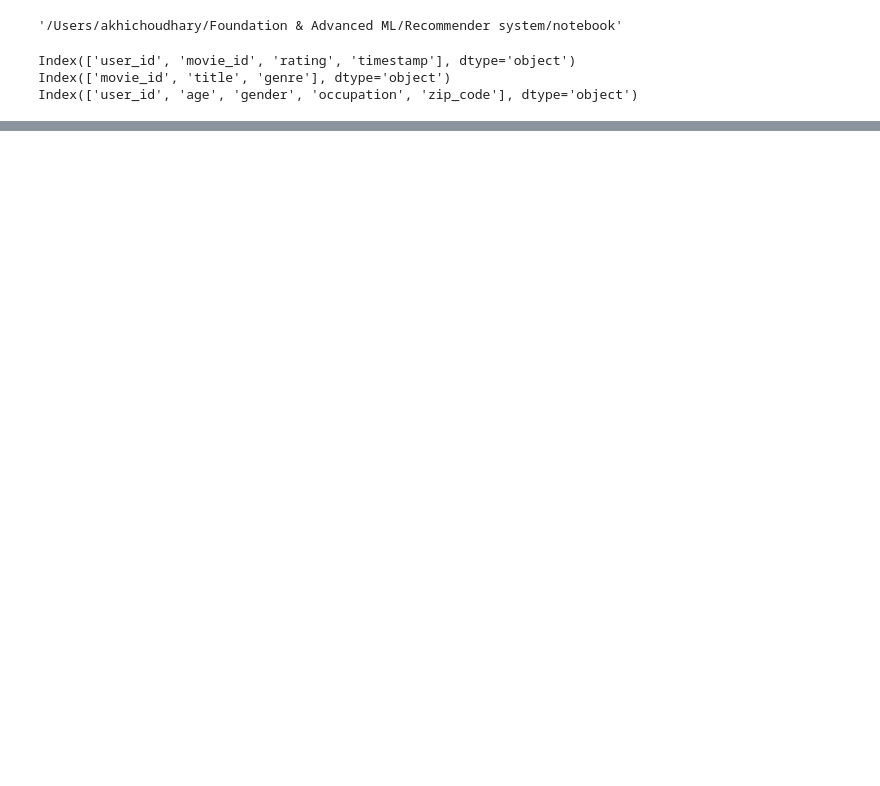
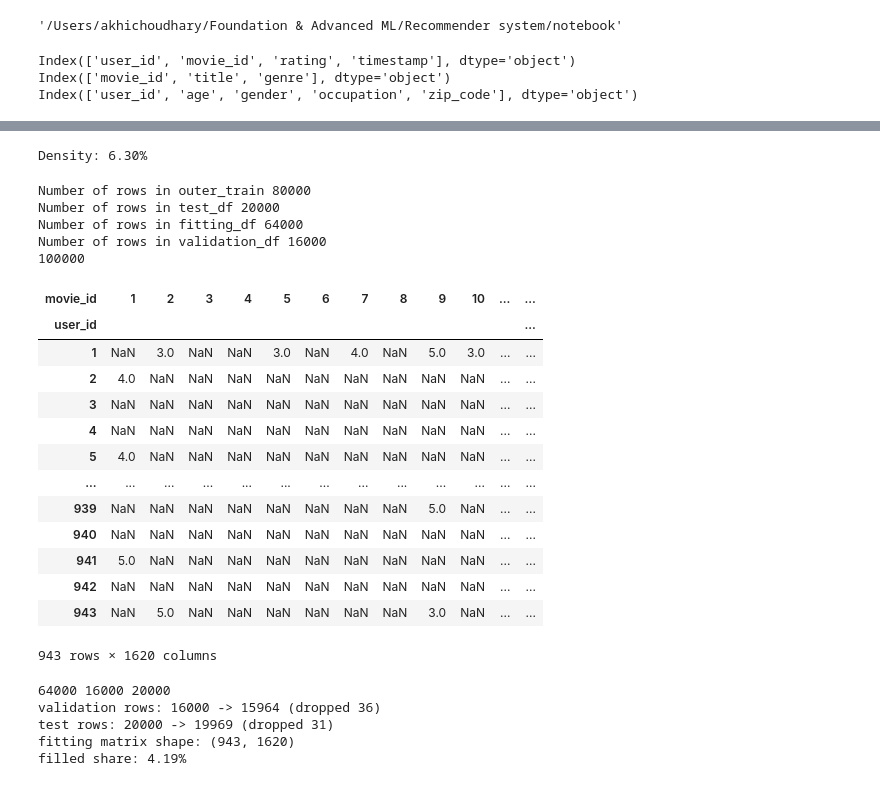
Before and after one commit to akhi08/Foundation-Advanced-ML, a Jupyter notebook: Recommender system/notebook/data_understanding.ipynb, the cells around one changed output, grey strips where cells are left out. Saved outputs shown, nothing was run; the diff lists cells and outputs as text; code cells hidden in the pictures; blank space fills up the shorter version.

```diff
--- a/Recommender system/notebook/data_understanding.ipynb
+++ b/Recommender system/notebook/data_understanding.ipynb
@@ -26,0 +92,76 @@ print(ratings.rating.min())
+# %%
+
+density = num_ratings / (num_users * num_movies)
+print(f"Density: {density:.2%}")
+# %% [output]
+Density: 6.30%
+# %%
+# Size check and splitting data into 80/20 then further  80 into 80/20
+outer_train_df,test_df = train_test_split(ratings,test_size=0.2,random_state=42)
+fitting_df,validation_df = train_test_split(outer_train_df,test_size=0.2,random_state=42)
+print('Number of rows in outer_train',len(outer_train_df))
+print('Number of rows in test_df',len(test_df))
+print('Number of rows in fitting_df',len(fitting_df))
+print('Number of rows in validation_df',len(validation_df))
+print(len(test_df)+len(fitting_df)+len(validation_df))
+# %% [output]
+Number of rows in outer_train 80000
+Number of rows in test_df 20000
+Number of rows in fitting_df 64000
+Number of rows in validation_df 16000
+100000
+# %%
+# Dropping unseen users and movies
+## why we do so?
+# my understanding because density is 6.30% and we will train basis that only as these are of main use rest we dont have any idea
+known_users_fit = set(fitting_df['user_id'].unique())
+known_movies_fit = set(fitting_df['movie_id'].unique())
+## why we used set here?
+
+validation_filtered_df = validation_df[
+    validation_df['user_id'].isin(known_users_fit)&
+    validation_df['movie_id'].isin(known_movies_fit)
+].copy()
+
+
+known_users_outer = set(outer_train_df['user_id'].unique())
+known_movies_outer = set(outer_train_df['movie_id'].unique())
+
+test_filtered_df = test_df[
+    test_df['user_id'].isin(known_users_outer)&
+    test_df['movie_id'].isin(known_movies_outer)
+].copy()
+
+fitting_matrix=fitting_df.pivot(index='user_id',columns='movie_id',values='rating')
+fitting_matrix
+# %% [output]
+| movie_id | 1 | 2 | 3 | 4 | 5 | 6 | 7 | 8 | 9 | 10 | ... | ... |
+| user_id |  |  |  |  |  |  |  |  |  |  |  | ... |
+| 1 | NaN | 3.0 | NaN | NaN | 3.0 | NaN | 4.0 | NaN | 5.0 | 3.0 | ... | ... |
+| 2 | 4.0 | NaN | NaN | NaN | NaN | NaN | NaN | NaN | NaN | NaN | ... | ... |
+| 3 | NaN | NaN | NaN | NaN | NaN | NaN | NaN | NaN | NaN | NaN | ... | ... |
+| 4 | NaN | NaN | NaN | NaN | NaN | NaN | NaN | NaN | NaN | NaN | ... | ... |
+| 5 | 4.0 | NaN | NaN | NaN | NaN | NaN | NaN | NaN | NaN | NaN | ... | ... |
+| ... | ... | ... | ... | ... | ... | ... | ... | ... | ... | ... | ... | ... |
+| 939 | NaN | NaN | NaN | NaN | NaN | NaN | NaN | NaN | 5.0 | NaN | ... | ... |
+| 940 | NaN | NaN | NaN | NaN | NaN | NaN | NaN | NaN | NaN | NaN | ... | ... |
+| 941 | 5.0 | NaN | NaN | NaN | NaN | NaN | NaN | NaN | NaN | NaN | ... | ... |
+| 942 | NaN | NaN | NaN | NaN | NaN | NaN | NaN | NaN | NaN | NaN | ... | ... |
+| 943 | NaN | 5.0 | NaN | NaN | NaN | NaN | NaN | NaN | 3.0 | NaN | ... | ... |
+943 rows × 1620 columns
+# %%
+print(len(fitting_df), len(validation_df), len(test_df))        # 64000 16000 20000
+
+print(f"validation rows: {len(validation_df)} -> {len(validation_filtered_df)} "
+      f"(dropped {len(validation_df) - len(validation_filtered_df)})")   # 16000 -> 15964 (dropped 36)
+print(f"test rows: {len(test_df)} -> {len(test_filtered_df)} "
+      f"(dropped {len(test_df) - len(test_filtered_df)})")               # 20000 -> 19969 (dropped 31)
+
+print("fitting matrix shape:", fitting_matrix.shape)                      # (943, 1620)
+print(f"filled share: {fitting_matrix.notna().mean().mean():.2%}")        # 4.19%
+# %% [output]
+64000 16000 20000
+validation rows: 16000 -> 15964 (dropped 36)
+test rows: 20000 -> 19969 (dropped 31)
+fitting matrix shape: (943, 1620)
+filled share: 4.19%
```
Also changed, not shown: parts of 8 cells of this notebook.
